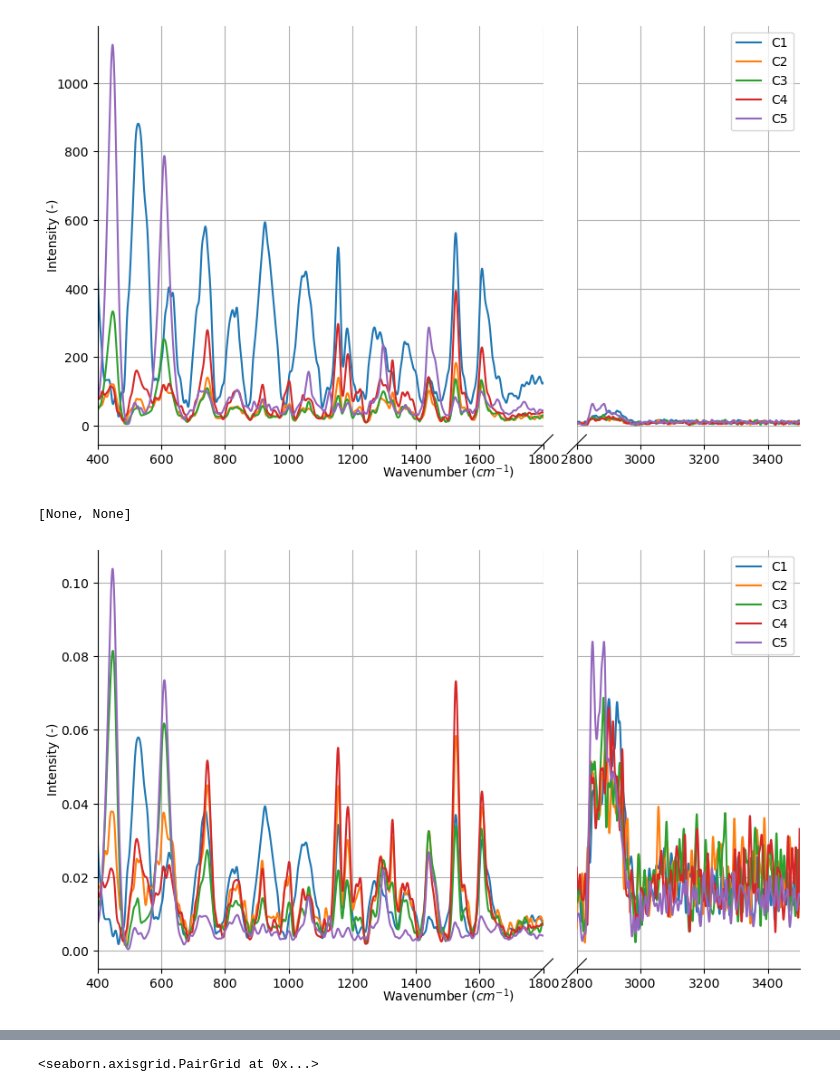
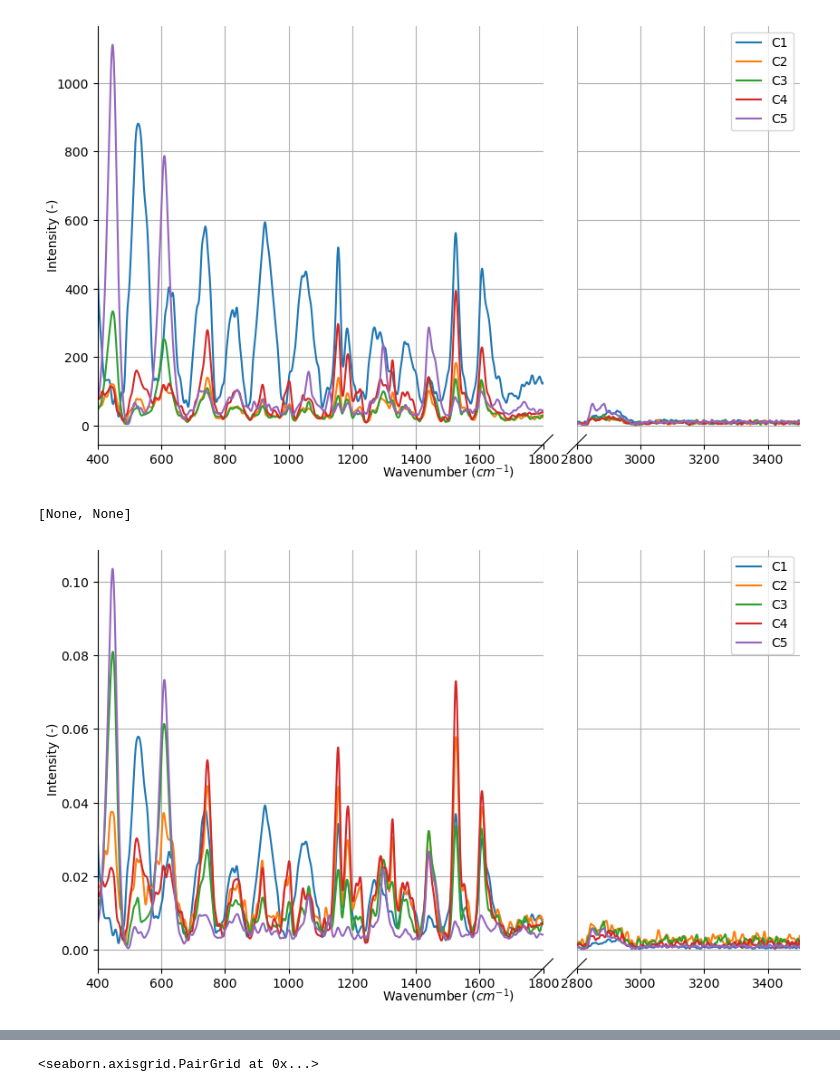
Before and after one commit to DerZ115/raman-pca, a Jupyter notebook: pca.ipynb, the cells around one changed output, grey strips where cells are left out. Drawn from its saved outputs; the diff is of its cells as text; code cells hidden in the pictures.

```diff
--- a/pca.ipynb
+++ b/pca.ipynb
@@ -30,7 +30,7 @@ plt.rcParams['figure.dpi'] = 100
 Settings
 # %%
 # Path where the data is stored
-data_path = r"C:\Users\Daniel\PycharmProjects\raman-pca\data\Trico_Vergleich_Beregnung\C_Auswertung"
+data_path = r"./data/Trico_Vergleich_Beregnung/C_Auswertung"
 
 # Spectral range/ranges to analyze
 # Format: [Start, End, Start2, End2, ...]
@@ -121,21 +121,22 @@ _ = ax.grid()
 [figure]
 # %%
 
-X_norm = Normalizer(limits=rl.lim_).fit_transform(X_smooth)
+X_norm = Normalizer().fit_transform(X_smooth)
+# X_norm = Normalizer(limits=rl.lim_).fit_transform(X_smooth)
 
 fig = plt.figure()
 ax = bax.brokenaxes(xlims=tuple(zip(rl.lim[::2], rl.lim[1::2])), wspace=0.1)
 
 for i in range(len(y_key)):
     ax.plot(wns_reduced, X_norm[y==i].mean(axis=0), label=y_key[i])
 
 ax.legend()
 ax.set_xlabel("Wavenumber ($cm^{-1}$)")
 ax.set_ylabel("Intensity (-)")
 ax.grid()
 # %% [output]
 [None, None]
-[figure, old version]
+[figure, new version]
 # %%
 n_components = 3
 # %%
```
Also changed, not shown: parts of 1 cell of this notebook, 4 other files.
